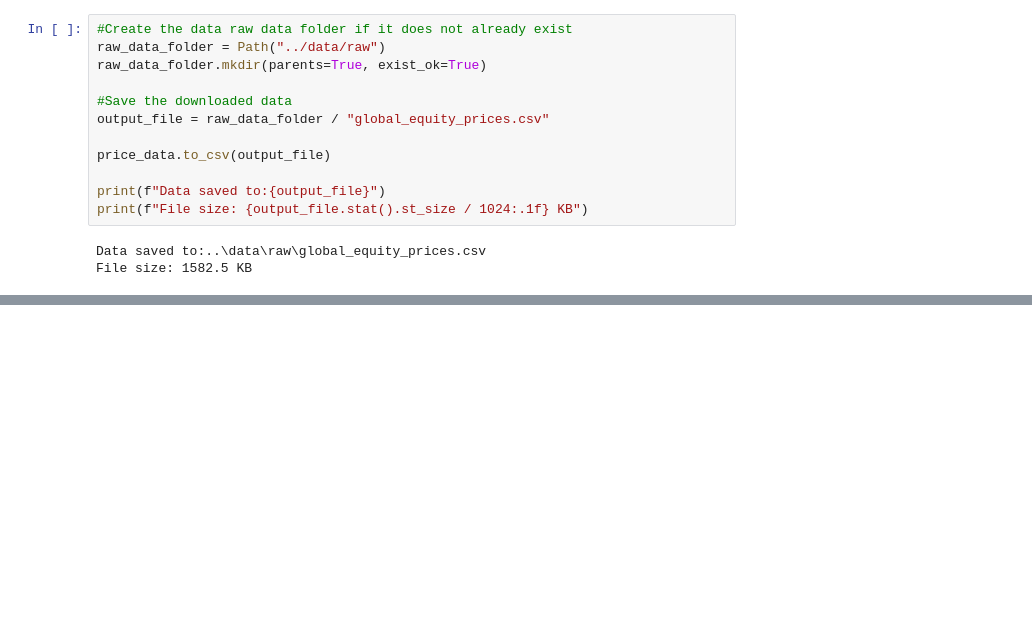
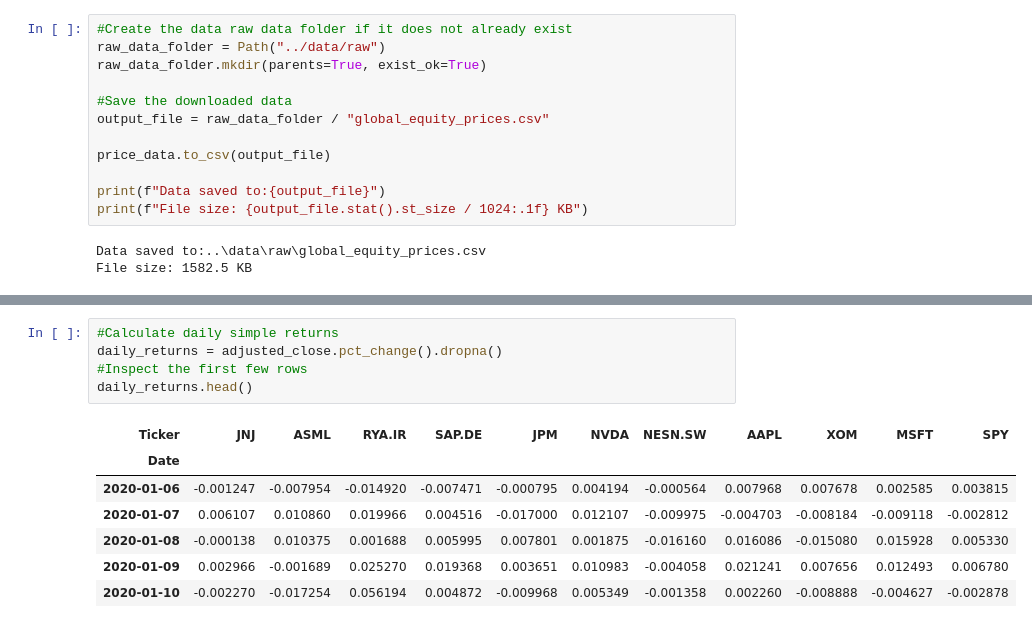
Before and after one commit to Anoyjit/equity-portfolio-intelligence, a Jupyter notebook: notebooks/02_download_market_data.ipynb, the cells around one changed output, grey strips where cells are left out. Cells and saved outputs as stored; diff of their text form; blank space fills up the shorter version.

```diff
--- a/notebooks/02_download_market_data.ipynb
+++ b/notebooks/02_download_market_data.ipynb
@@ -117,0 +197,13 @@ saved_data = pd.read_csv(output_file, header=[0,1], index_col=0, parse_dates)
+# %%
+#Calculate daily simple returns
+daily_returns = adjusted_close.pct_change().dropna()
+#Inspect the first few rows
+daily_returns.head()
+# %% [output]
+| Ticker | JNJ | ASML | RYA.IR | SAP.DE | JPM | NVDA | NESN.SW | AAPL | XOM | MSFT | SPY |
+| Date |  |  |  |  |  |  |  |  |  |  |  |
+| 2020-01-06 | -0.001247 | -0.007954 | -0.014920 | -0.007471 | -0.000795 | 0.004194 | -0.000564 | 0.007968 | 0.007678 | 0.002585 | 0.003815 |
+| 2020-01-07 | 0.006107 | 0.010860 | 0.019966 | 0.004516 | -0.017000 | 0.012107 | -0.009975 | -0.004703 | -0.008184 | -0.009118 | -0.002812 |
+| 2020-01-08 | -0.000138 | 0.010375 | 0.001688 | 0.005995 | 0.007801 | 0.001875 | -0.016160 | 0.016086 | -0.015080 | 0.015928 | 0.005330 |
+| 2020-01-09 | 0.002966 | -0.001689 | 0.025270 | 0.019368 | 0.003651 | 0.010983 | -0.004058 | 0.021241 | 0.007656 | 0.012493 | 0.006780 |
+| 2020-01-10 | -0.002270 | -0.017254 | 0.056194 | 0.004872 | -0.009968 | 0.005349 | -0.001358 | 0.002260 | -0.008888 | -0.004627 | -0.002878 |
```
Also changed, not shown: parts of 12 cells of this notebook, 3 other files.
